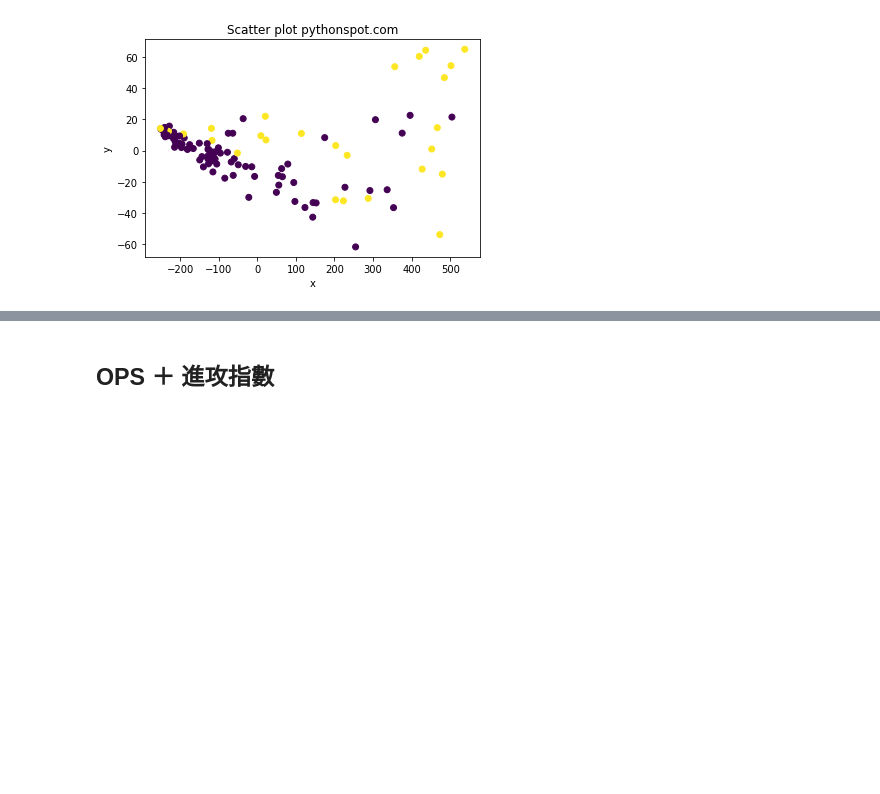
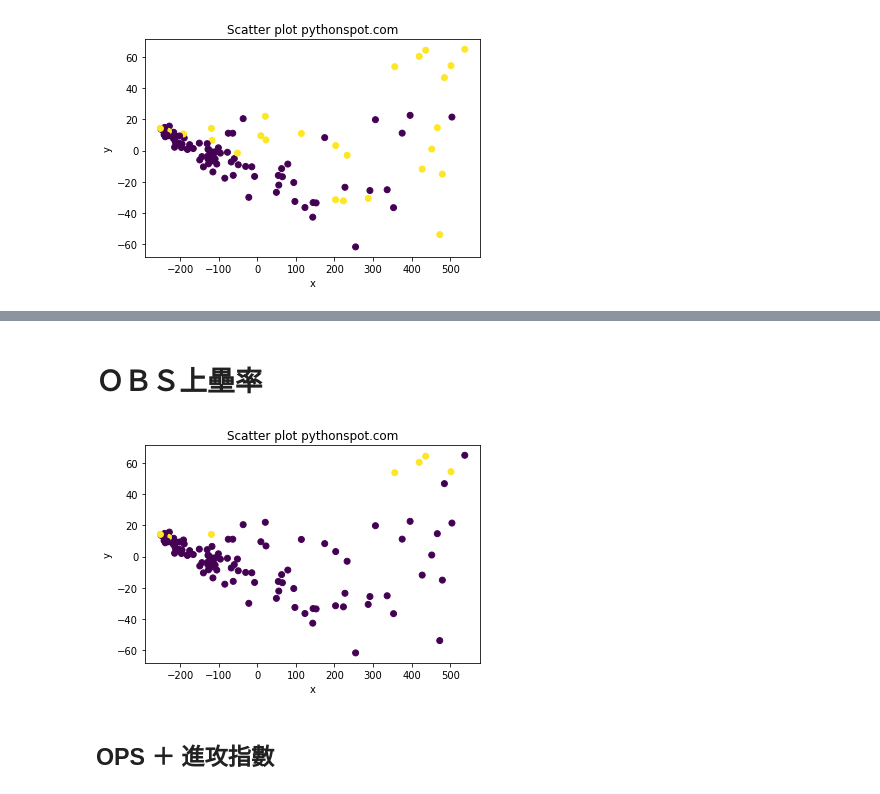
Before and after one commit to a10130716/learning_Note, a Jupyter notebook: hw03_ＰＣＡ/ＣＰＢＬ.ipynb, the cells around one changed output, grey strips where cells are left out. Saved outputs shown, nothing was run; the diff lists cells and outputs as text; code cells hidden in the pictures; blank space fills up the shorter version.

```diff
--- a/hw03_ＰＣＡ/ＣＰＢＬ.ipynb
+++ b/hw03_ＰＣＡ/ＣＰＢＬ.ipynb
@@ -174,3 +186,13 @@ Explained variation per principal component: [0.98364543 0.0085958 ]
+# %% [markdown]
+# ＯＢＳ上壘率
+# %%
+plt.scatter(df3[:,0], df3[:,1], c = df['rate3'])
+plt.title('Scatter plot pythonspot.com')
+plt.xlabel('x')
+plt.ylabel('y')
+plt.show()
+# %% [output]
+[figure, added]
 # %% [markdown]
 ##  OPS ＋ 進攻指數
 # %%
```
Also changed, not shown: parts of 7 cells of this notebook.
